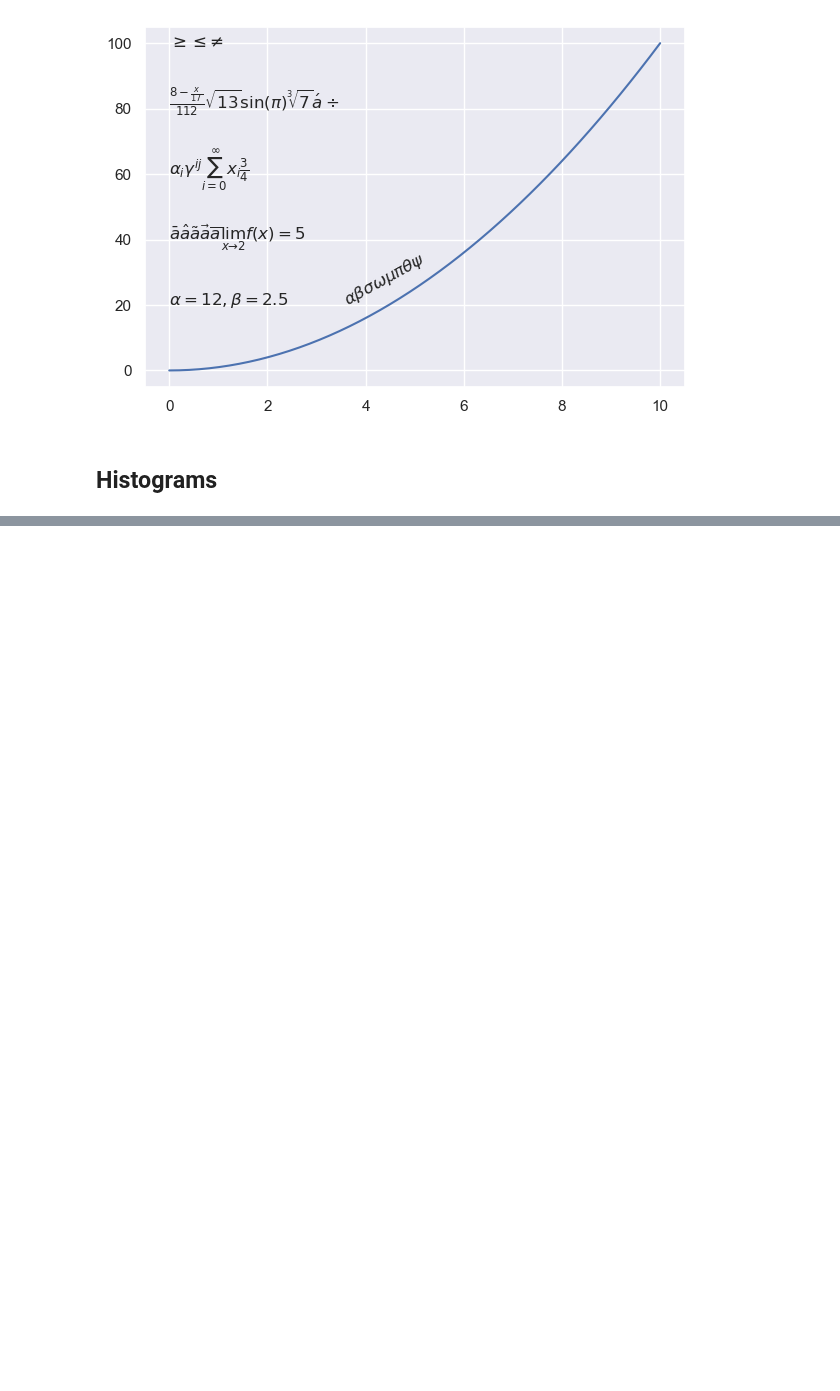
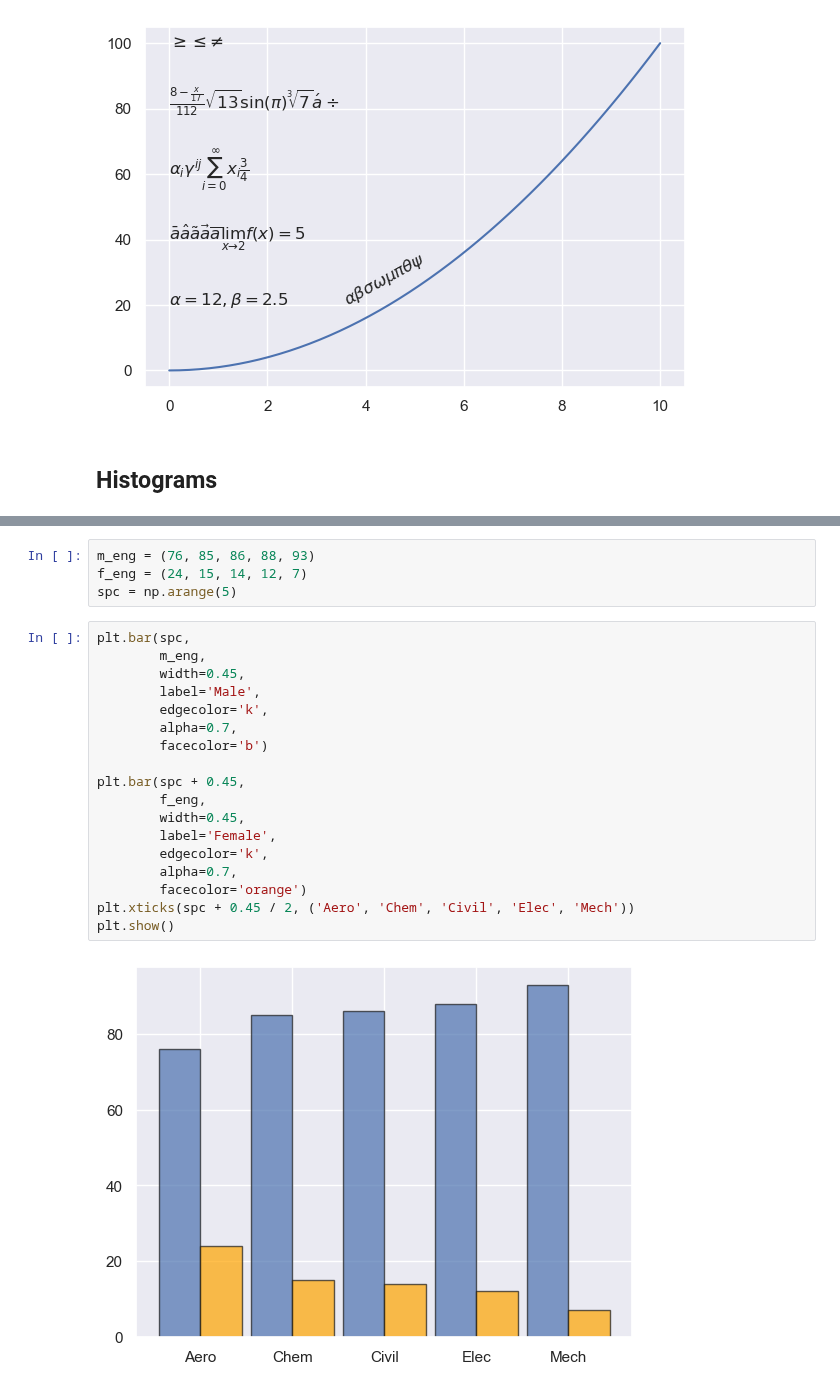
Before and after one commit to Iskanderrus/visualizations, a Jupyter notebook: matplotlib/000 - Matplotlib general II.ipynb, the cells around one changed output, grey strips where cells are left out. Drawn from its saved outputs; the diff is of its cells as text; blank space fills up the shorter version.

```diff
--- a/matplotlib/000 - Matplotlib general II.ipynb
+++ b/matplotlib/000 - Matplotlib general II.ipynb
@@ -197,0 +229,24 @@ plt.show()
+# %%
+m_eng = (76, 85, 86, 88, 93)
+f_eng = (24, 15, 14, 12, 7)
+spc = np.arange(5)
+# %%
+plt.bar(spc,
+        m_eng,
+        width=0.45,
+        label='Male',
+        edgecolor='k',
+        alpha=0.7,
+        facecolor='b')
+
+plt.bar(spc + 0.45,
+        f_eng,
+        width=0.45,
+        label='Female',
+        edgecolor='k',
+        alpha=0.7,
+        facecolor='orange')
+plt.xticks(spc + 0.45 / 2, ('Aero', 'Chem', 'Civil', 'Elec', 'Mech'))
+plt.show()
+# %% [output]
+[figure, added]
```
Also changed, not shown: parts of 18 cells of this notebook, 2 other files.
